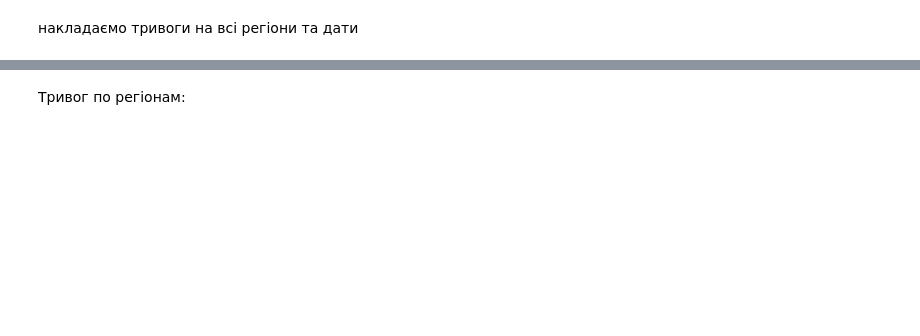
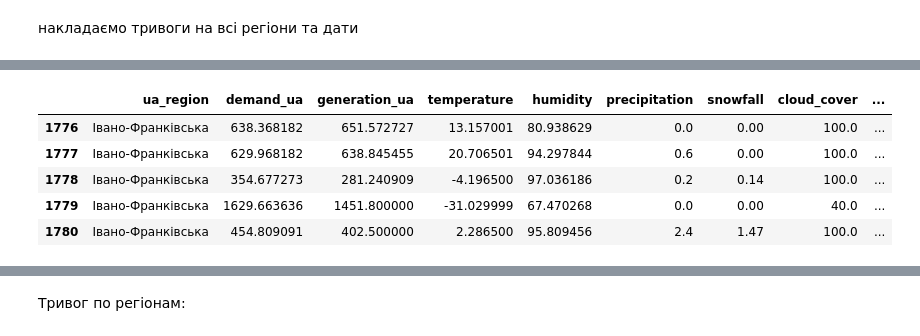
Before and after one commit to dmytrobuhai/AI-Uncertainty-Aware-Energy-Orchestrator, a Jupyter notebook: LOAD_AGENT_PREPARE.ipynb, the cells around one changed output, grey strips where cells are left out. Drawn from its saved outputs; the diff is of its cells as text; code cells hidden in the pictures; blank space fills up the shorter version.

```diff
--- a/LOAD_AGENT_PREPARE.ipynb
+++ b/LOAD_AGENT_PREPARE.ipynb
@@ -535,3 +612,13 @@ ua_df_merged.head()
+# %%
+t1 = ua_df_merged[ua_df_merged['isDamaged']==True].head()
+t1[['ua_region', 'demand_ua', 'generation_ua', 'temperature', 'humidity', 'precipitation', 'snowfall', 'cloud_cover', 'wind_speed', 'wind_gusts', 'surface_pressure', 'alert_active', 'isDamaged']]
+# %% [output]
+|  | ua_region | demand_ua | generation_ua | temperature | humidity | precipitation | snowfall | cloud_cover | ... |
+| 1776 | Івано-Франківська | 638.368182 | 651.572727 | 13.157001 | 80.938629 | 0.0 | 0.00 | 100.0 | ... |
+| 1777 | Івано-Франківська | 629.968182 | 638.845455 | 20.706501 | 94.297844 | 0.6 | 0.00 | 100.0 | ... |
+| 1778 | Івано-Франківська | 354.677273 | 281.240909 | -4.196500 | 97.036186 | 0.2 | 0.14 | 100.0 | ... |
+| 1779 | Івано-Франківська | 1629.663636 | 1451.800000 | -31.029999 | 67.470268 | 0.0 | 0.00 | 40.0 | ... |
+| 1780 | Івано-Франківська | 454.809091 | 402.500000 | 2.286500 | 95.809456 | 2.4 | 1.47 | 100.0 | ... |
 # %%
 print("Total rows:", len(ua_df_merged))
 
```
Also changed, not shown: parts of 21 cells of this notebook, 5 other files.
